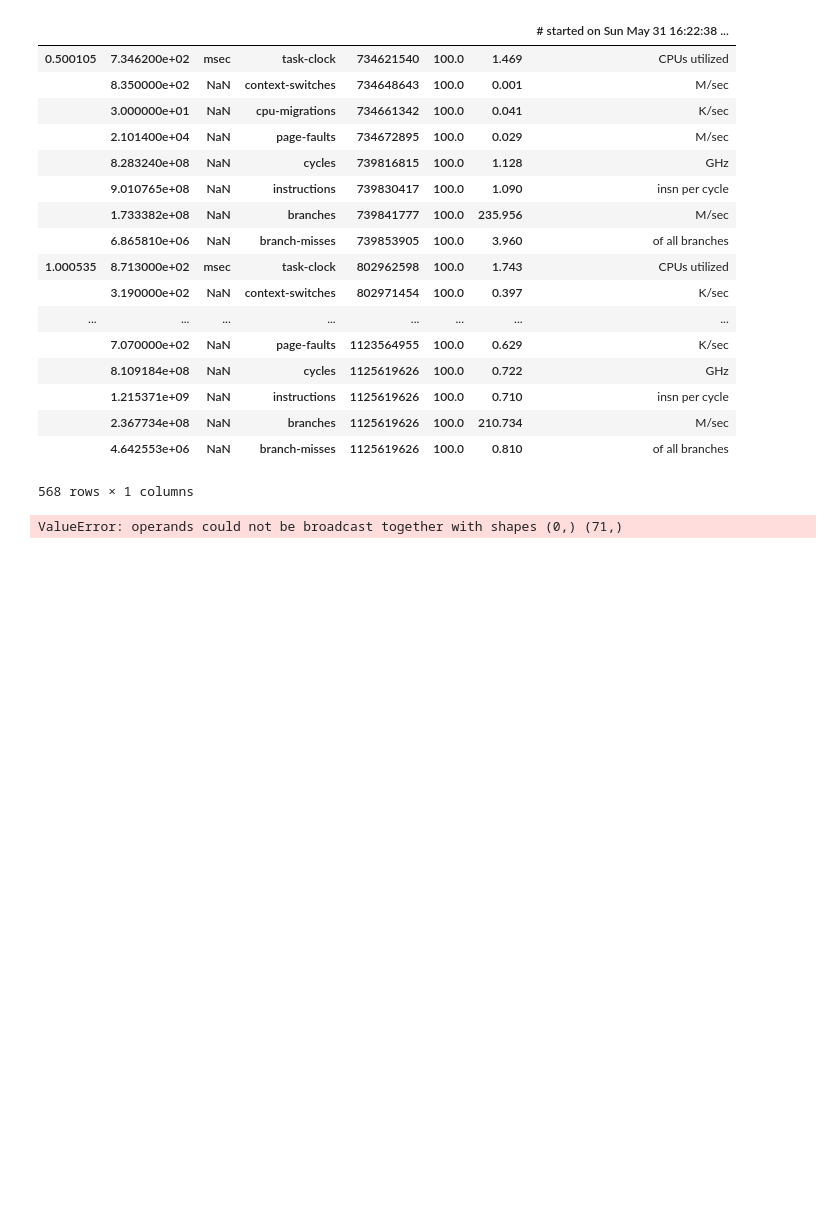
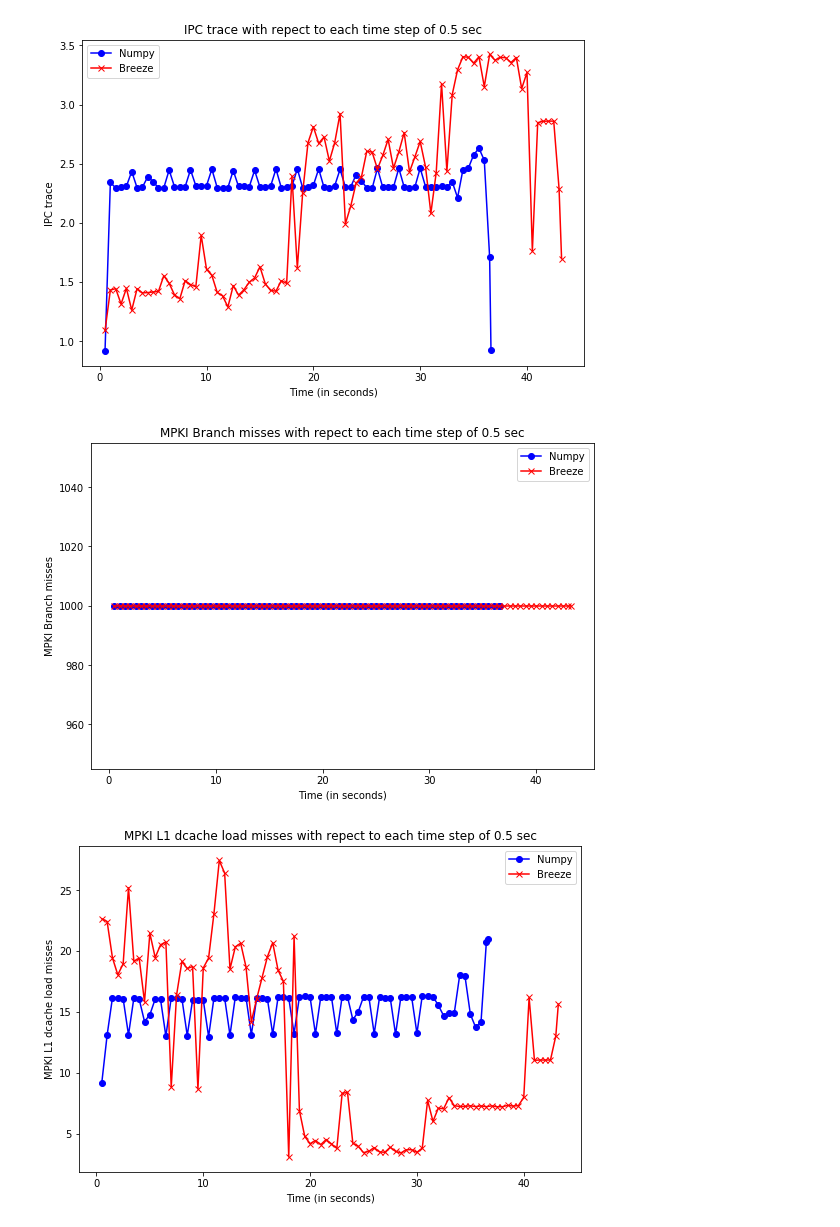
Before and after one commit to trungnguyencs/Architecture_Benchmark, a Jupyter notebook: PCA-Numpy-Breeze/results/plot.ipynb, the cells around one changed output. Cells and saved outputs as stored; diff of their text form; code cells hidden in the pictures; blank space fills up the shorter version.

```diff
--- a/PCA-Numpy-Breeze/results/plot.ipynb
+++ b/PCA-Numpy-Breeze/results/plot.ipynb
@@ -55,27 +55,6 @@ plt.show()
 # %%
 df_py = pd.read_csv('./py/interval500.csv')
 df_scala = pd.read_csv('./scala/interval500.csv')
-# %%
-df_scala
-# %% [output]
-|  |  |  |  |  |  |  | # started on Sun May 31 16:22:38 ... |
-| 0.500105 | 7.346200e+02 | msec | task-clock | 734621540 | 100.0 | 1.469 | CPUs utilized |
-|  | 8.350000e+02 | NaN | context-switches | 734648643 | 100.0 | 0.001 | M/sec |
-|  | 3.000000e+01 | NaN | cpu-migrations | 734661342 | 100.0 | 0.041 | K/sec |
-|  | 2.101400e+04 | NaN | page-faults | 734672895 | 100.0 | 0.029 | M/sec |
-|  | 8.283240e+08 | NaN | cycles | 739816815 | 100.0 | 1.128 | GHz |
-|  | 9.010765e+08 | NaN | instructions | 739830417 | 100.0 | 1.090 | insn per cycle |
-|  | 1.733382e+08 | NaN | branches | 739841777 | 100.0 | 235.956 | M/sec |
-|  | 6.865810e+06 | NaN | branch-misses | 739853905 | 100.0 | 3.960 | of all branches |
-| 1.000535 | 8.713000e+02 | msec | task-clock | 802962598 | 100.0 | 1.743 | CPUs utilized |
-|  | 3.190000e+02 | NaN | context-switches | 802971454 | 100.0 | 0.397 | K/sec |
-| ... | ... | ... | ... | ... | ... | ... | ... |
-|  | 7.070000e+02 | NaN | page-faults | 1123564955 | 100.0 | 0.629 | K/sec |
-|  | 8.109184e+08 | NaN | cycles | 1125619626 | 100.0 | 0.722 | GHz |
-|  | 1.215371e+09 | NaN | instructions | 1125619626 | 100.0 | 0.710 | insn per cycle |
-|  | 2.367734e+08 | NaN | branches | 1125619626 | 100.0 | 210.734 | M/sec |
-|  | 4.642553e+06 | NaN | branch-misses | 1125619626 | 100.0 | 0.810 | of all branches |
-568 rows × 1 columns
 # %%
 def extract_df(df):
     cycles, instructions, branches, branch_misses = np.array([]), np.array([]), np.array([]), np.array([])
@@ -94,7 +73,6 @@ def extract_df(df):
             branch_misses = np.append(branch_misses, val)
         elif field == 'L1-dcache-load-misses':
             L1_dcache_load_misses = np.append(L1_dcache_load_misses, val)
-            print(L1_dcache_load_misses)
         elif field == 'L1-icache-load-misses':
             L1_icache_load_misses = np.append(L1_icache_load_misses, val)
         elif field == 'LLC-load-misses':
@@ -112,23 +90,36 @@ def extract_df(df):
     MPKI_LLC_store_misses = np.divide(LLC_store_misses, instructions)*1000
     MPKI_l2_rqsts_miss = np.divide(l2_rqsts_miss, instructions)*1000
 
-    return IPC_trace, MPKI_branch_misses, MPKI_L1_dcache_load_misses, MPKI_LLC_load_misses, \
-            MPKI_LLC_load_misses, MPKI_LLC_store_misses, MPKI_l2_rqsts_miss
+    return IPC_trace, MPKI_branch_misses, MPKI_L1_dcache_load_misses, MPKI_L1_icache_load_misses, \
+MPKI_LLC_load_misses, MPKI_LLC_store_misses, MPKI_l2_rqsts_miss
 
-# IPC_trace_py, MPKI_branch_misses_py, MPKI_L1_dcache_load_misses_py, MPKI_LLC_load_misses_py, \
-# MPKI_LLC_load_misses_py, MPKI_LLC_store_misses_py, MPKI_l2_rqsts_miss_py = extract_df(df_py)
+IPC_trace_py, MPKI_branch_misses_py, MPKI_L1_dcache_load_misses_py, MPKI_L1_icache_load_misses_py, \
+MPKI_LLC_load_misses_py, MPKI_LLC_store_misses_py, MPKI_l2_rqsts_miss_py = extract_df(df_py)
 
-IPC_trace_scala, MPKI_branch_misses_scala, MPKI_L1_dcache_load_misses_scala, MPKI_LLC_load_misses_scala, \
+IPC_trace_scala, MPKI_branch_misses_scala, MPKI_L1_dcache_load_misses_scala, MPKI_L1_icache_load_misses_scala, \
 MPKI_LLC_load_misses_scala, MPKI_LLC_store_misses_scala, MPKI_l2_rqsts_miss_scala = extract_df(df_scala)
-# %% [output]
-ValueError: operands could not be broadcast together with shapes (0,) (71,)
 # %%
 def plot(x_py, x_scala, y_py, y_scala, label):
-    plt.figure(figsize=(6,4.5))
+    plt.figure(figsize=(9,6))
     plt.plot(x_py, y_py, marker='o', color='blue', label="Numpy")
     plt.plot(x_scala, y_scala, marker='x', color='red', label="Breeze")
     plt.xlabel('Time (in seconds)')
     plt.ylabel(label)
     plt.title(label + ' with repect to each time step of 0.5 sec')
     plt.legend()
     plt.show()
+
+time_py = np.array([0.5*i for i in range(1,74)] + [36.62628706])
+time_scala = np.array([0.5*i for i in range(1,87)] + [43.234753866])
+
+plot(time_py, time_scala, IPC_trace_py, IPC_trace_scala, 'IPC trace')
+plot(time_py, time_scala, MPKI_branch_misses_py, MPKI_branch_misses_scala, 'MPKI Branch misses')
+plot(time_py, time_scala, MPKI_L1_dcache_load_misses_py, MPKI_L1_dcache_load_misses_scala, 'MPKI L1 dcache load misses')
+plot(time_py, time_scala, MPKI_L1_icache_load_misses_py, MPKI_L1_icache_load_misses_scala, 'MPKI L1 icache load misses')
+plot(time_py, time_scala, MPKI_LLC_load_misses_py, MPKI_LLC_load_misses_scala, 'MPKI LLC load misses')
+plot(time_py, time_scala, MPKI_LLC_store_misses_py, MPKI_LLC_store_misses_scala, 'MPKI LLC store misses')
+plot(time_py, time_scala, MPKI_l2_rqsts_miss_py, MPKI_l2_rqsts_miss_scala, 'L2 rqsts miss')
+# %% [output]
+[figure, added]
+[figure, added]
+[figure, added]
```
Also changed, not shown: parts of 4 cells of this notebook.
